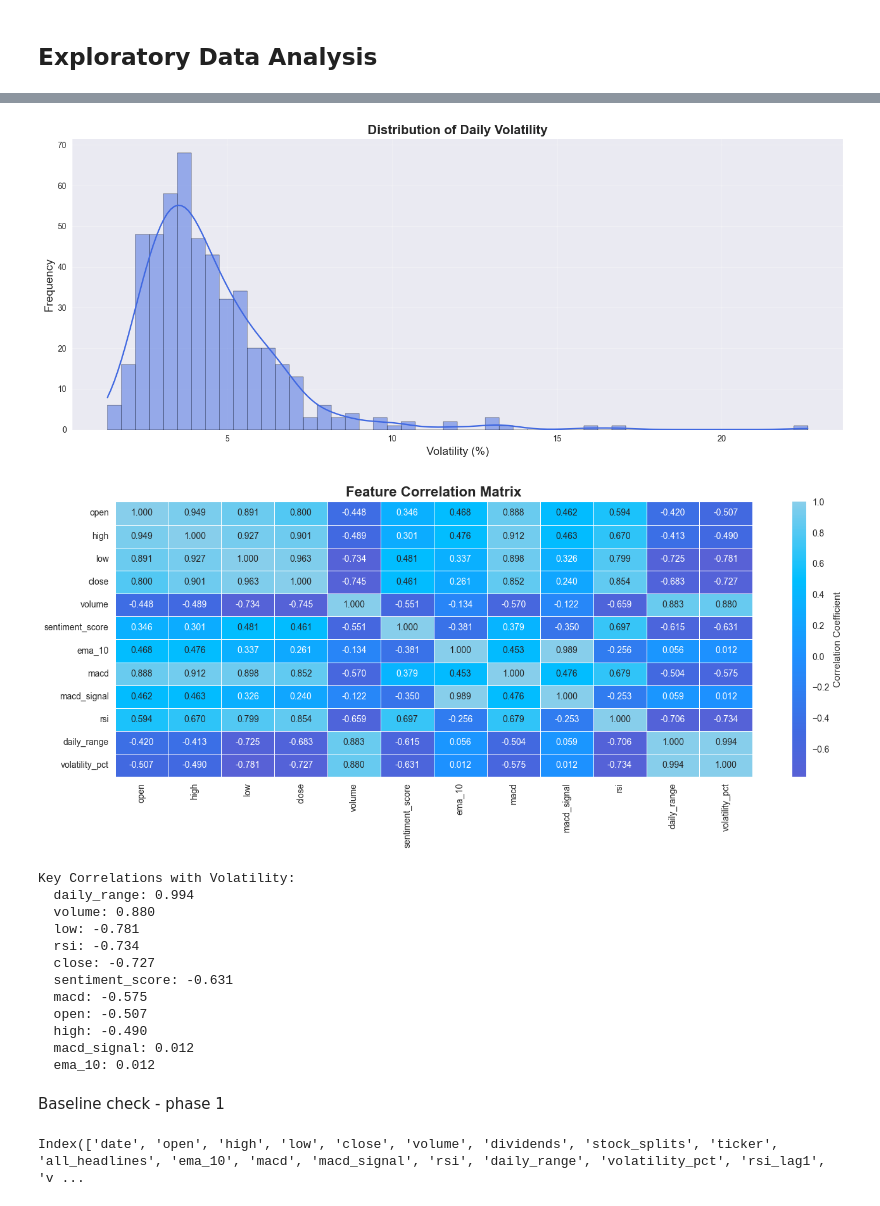
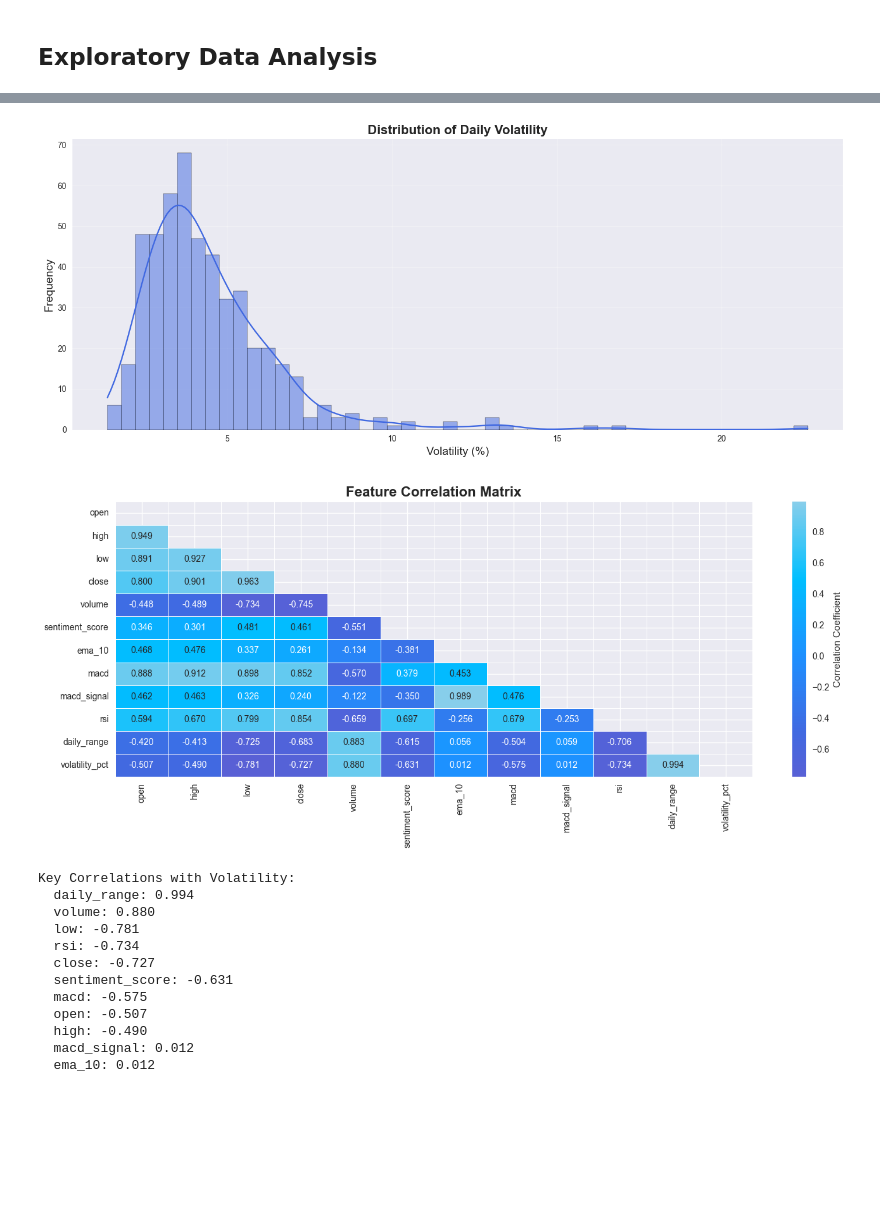
Before and after one commit to aditikhodke/stock-volatility-prediction, a Jupyter notebook: cleaned.ipynb, the cells around one changed output, grey strips where cells are left out. Saved outputs shown, nothing was run; the diff lists cells and outputs as text; code cells hidden in the pictures; blank space fills up the shorter version.

```diff
--- a/cleaned.ipynb
+++ b/cleaned.ipynb
@@ -358,36 +358,37 @@ plt.grid(True, alpha=0.3)
 plt.tight_layout()
 plt.show()
 
 
 features = [
     'open', 'high', 'low', 'close', 'volume',
     'sentiment_score', 'ema_10', 'macd', 'macd_signal', 'rsi', 'daily_range',
     'volatility_pct',  # target
     ]
 
 #
 df_corr_filtered = df_merged[df_merged['sentiment_score'] != 0.0][features].dropna()
 corr_matrix = df_corr_filtered.corr()
 
 from matplotlib.colors import LinearSegmentedColormap
 cmap_purple_blue = LinearSegmentedColormap.from_list("purple_blue_diverging", color_palette, N=256)
+mask = np.triu(np.ones_like(corr_matrix.corr()))
+
 
 plt.figure(figsize=(14, 6))
-sns.heatmap(corr_matrix, annot=True, cmap=cmap_purple_blue, center=0, fmt=".3f",
+sns.heatmap(corr_matrix, annot=True, mask = mask, cmap=cmap_purple_blue, center=0, fmt=".3f",
             linewidths=0.5, cbar_kws={'label': 'Correlation Coefficient'})
 plt.title('Feature Correlation Matrix', fontsize=16, fontweight='bold')
 plt.tight_layout()
 plt.show()
 
-
 print("Key Correlations with Volatility:")
 vol_corr = corr_matrix['volatility_pct'].drop('volatility_pct').sort_values(key=abs, ascending=False)
 for feature, corr in vol_corr.items():
     print(f"  {feature}: {corr:.3f}")
 # %% [output]
 [figure]
 [figure]
-[figure, old version]
+[figure, new version]
 Key Correlations with Volatility:
   daily_range: 0.994
   volume: 0.880
@@ -400,9 +401,3 @@ Key Correlations with Volatility:
   high: -0.490
   macd_signal: 0.012
   ema_10: 0.012
-# %% [markdown]
-Baseline check - phase 1
-# %%
-print(df_merged.columns)
-# %% [output]
-Index(['date', 'open', 'high', 'low', 'close', 'volume', 'dividends', 'stock_splits', 'ticker', 'all_headlines', 'ema_10', 'macd', 'macd_signal', 'rsi', 'daily_range', 'volatility_pct', 'rsi_lag1', 'v ...
```
Also changed, not shown: parts of 26 cells of this notebook, 2 other files.
